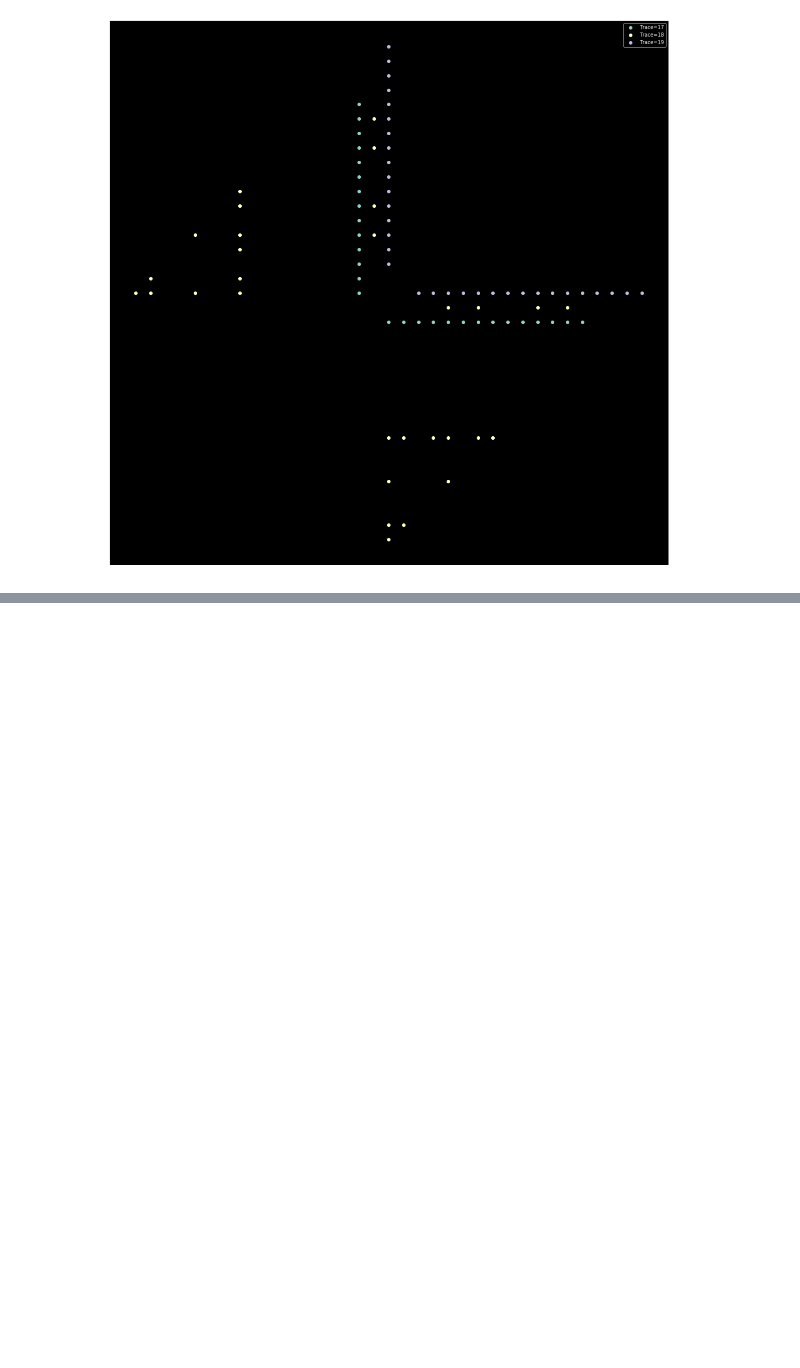
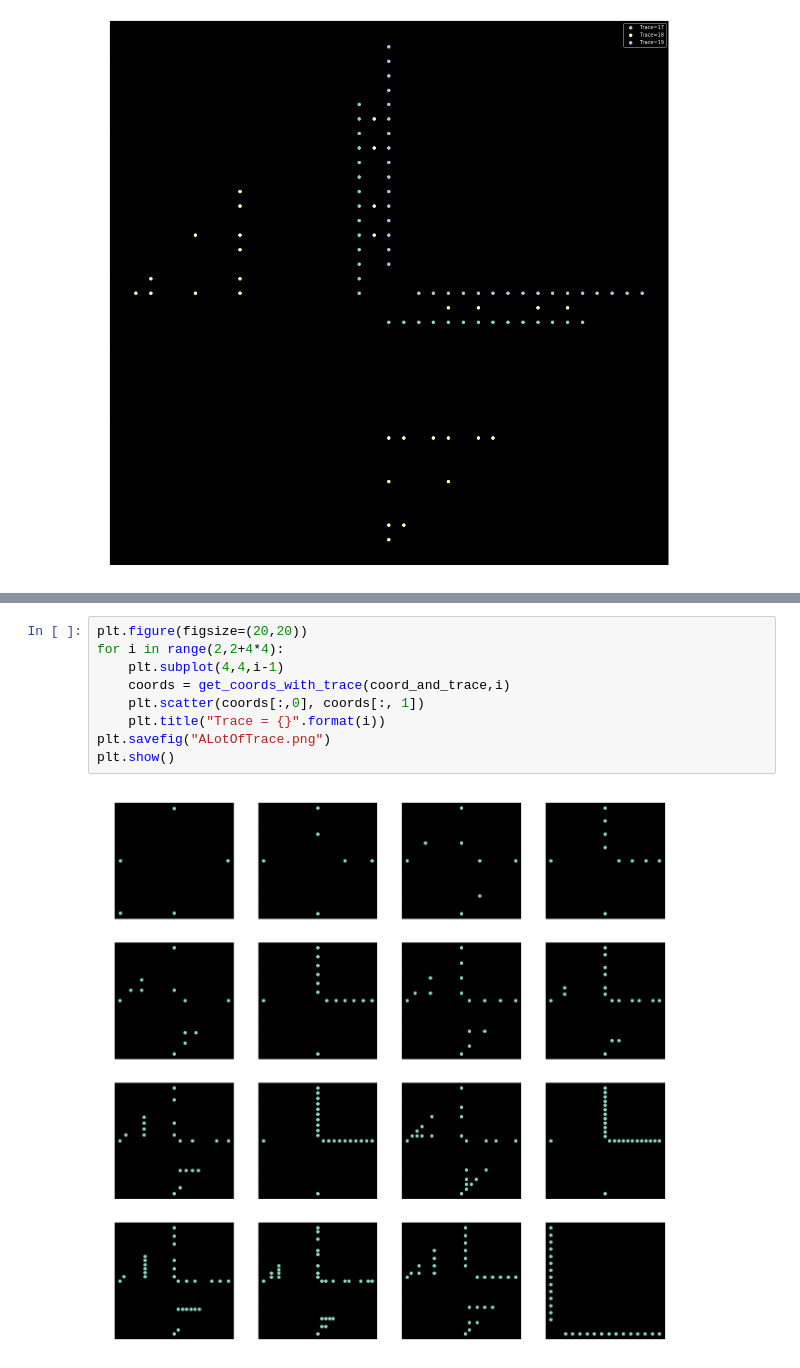
Before and after one commit to tcosmo/groupeModulaire, a Jupyter notebook: Visu.ipynb, the cells around one changed output, grey strips where cells are left out. Saved outputs shown, nothing was run; the diff lists cells and outputs as text; blank space fills up the shorter version.

```diff
--- a/Visu.ipynb
+++ b/Visu.ipynb
@@ -118,0 +141,11 @@ plt.show()
+# %%
+plt.figure(figsize=(20,20))
+for i in range(2,2+4*4):
+    plt.subplot(4,4,i-1)
+    coords = get_coords_with_trace(coord_and_trace,i)
+    plt.scatter(coords[:,0], coords[:, 1])
+    plt.title("Trace = {}".format(i))
+plt.savefig("ALotOfTrace.png")
+plt.show()
+# %% [output]
+[figure, added]
```
Also changed, not shown: parts of 2 cells of this notebook, 4 other files.
